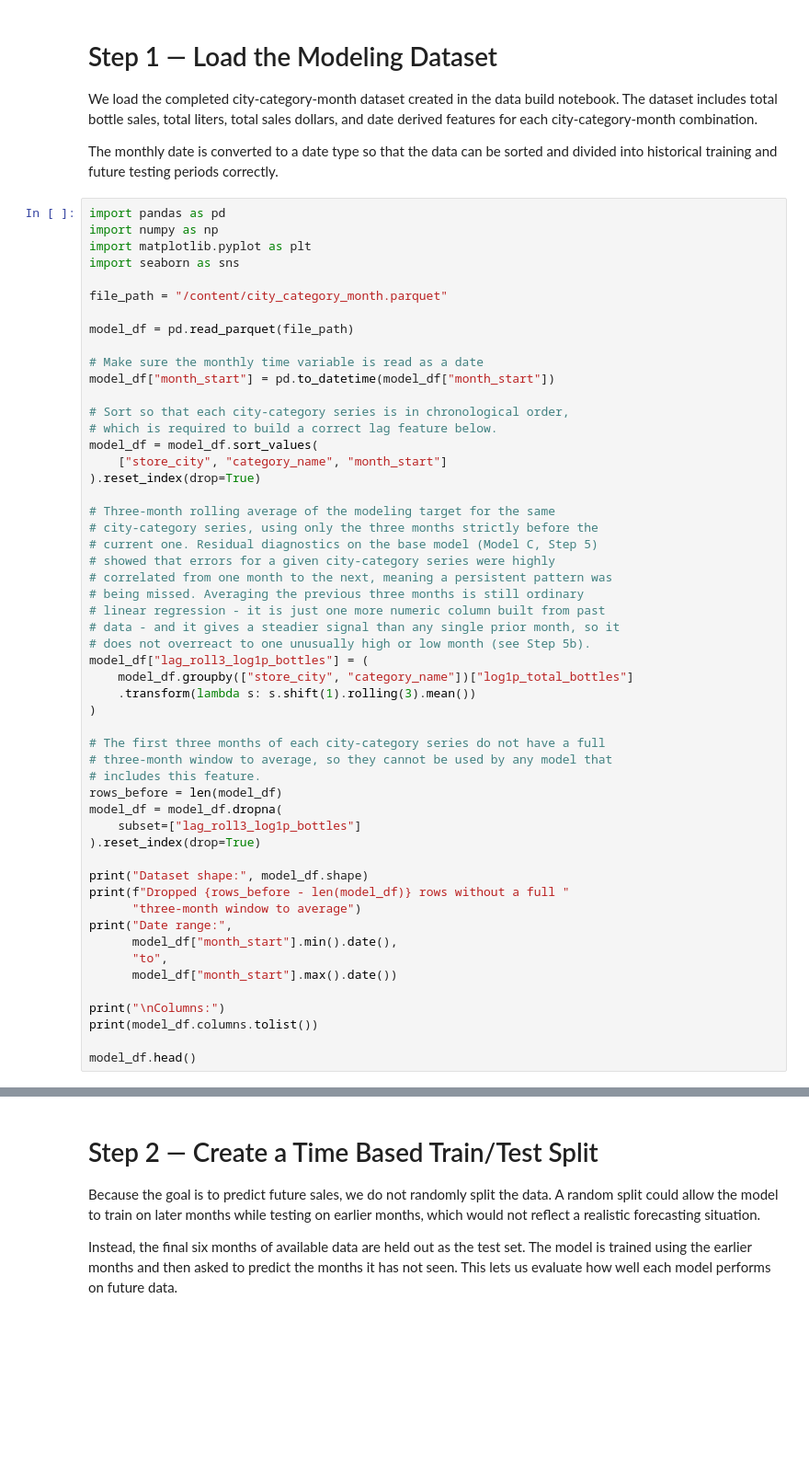
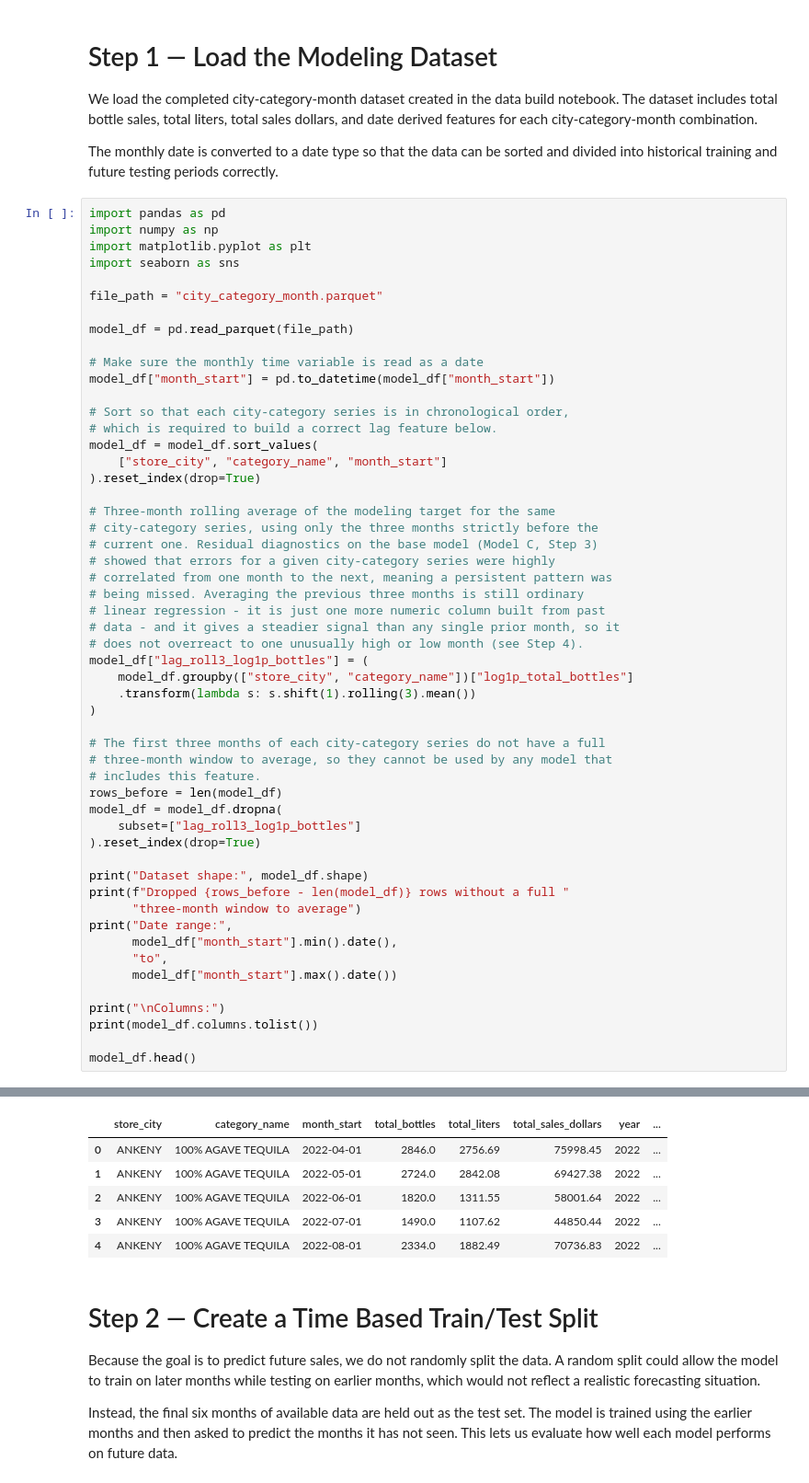
Before and after one commit to otishunt/data4401-joe, a Jupyter notebook: BRUS_city_category_analysis.ipynb, the cells around one changed output, grey strips where cells are left out. Shown at 92% size. Drawn from its saved outputs; the diff is of its cells as text; blank space fills up the shorter version.

```diff
--- a/BRUS_city_category_analysis.ipynb
+++ b/BRUS_city_category_analysis.ipynb
@@ -31,7 +31,7 @@ import numpy as np
 import matplotlib.pyplot as plt
 import seaborn as sns
 
-file_path = "/content/city_category_month.parquet"
+file_path = "city_category_month.parquet"
 
 model_df = pd.read_parquet(file_path)
 
@@ -46,13 +46,13 @@ model_df = model_df.sort_values(
 
 # Three-month rolling average of the modeling target for the same
 # city-category series, using only the three months strictly before the
-# current one. Residual diagnostics on the base model (Model C, Step 5)
+# current one. Residual diagnostics on the base model (Model C, Step 3)
 # showed that errors for a given city-category series were highly
 # correlated from one month to the next, meaning a persistent pattern was
 # being missed. Averaging the previous three months is still ordinary
 # linear regression - it is just one more numeric column built from past
 # data - and it gives a steadier signal than any single prior month, so it
-# does not overreact to one unusually high or low month (see Step 5b).
+# does not overreact to one unusually high or low month (see Step 4).
 model_df["lag_roll3_log1p_bottles"] = (
     model_df.groupby(["store_city", "category_name"])["log1p_total_bottles"]
     .transform(lambda s: s.shift(1).rolling(3).mean())
@@ -78,3 +78,4 @@ print("\nColumns:")
 print(model_df.columns.tolist())
 
 model_df.head()
+# %% [output]
@@ -81,3 +88,9 @@ model_df.head()
+|  | store_city | category_name | month_start | total_bottles | total_liters | total_sales_dollars | year | ... |
+| 0 | ANKENY | 100% AGAVE TEQUILA | 2022-04-01 | 2846.0 | 2756.69 | 75998.45 | 2022 | ... |
+| 1 | ANKENY | 100% AGAVE TEQUILA | 2022-05-01 | 2724.0 | 2842.08 | 69427.38 | 2022 | ... |
+| 2 | ANKENY | 100% AGAVE TEQUILA | 2022-06-01 | 1820.0 | 1311.55 | 58001.64 | 2022 | ... |
+| 3 | ANKENY | 100% AGAVE TEQUILA | 2022-07-01 | 1490.0 | 1107.62 | 44850.44 | 2022 | ... |
+| 4 | ANKENY | 100% AGAVE TEQUILA | 2022-08-01 | 2334.0 | 1882.49 | 70736.83 | 2022 | ... |
 # %% [markdown]
 # Step 2 — Create a Time Based Train/Test Split
 
```
Also changed, not shown: parts of 20 cells of this notebook, 7 other files.
